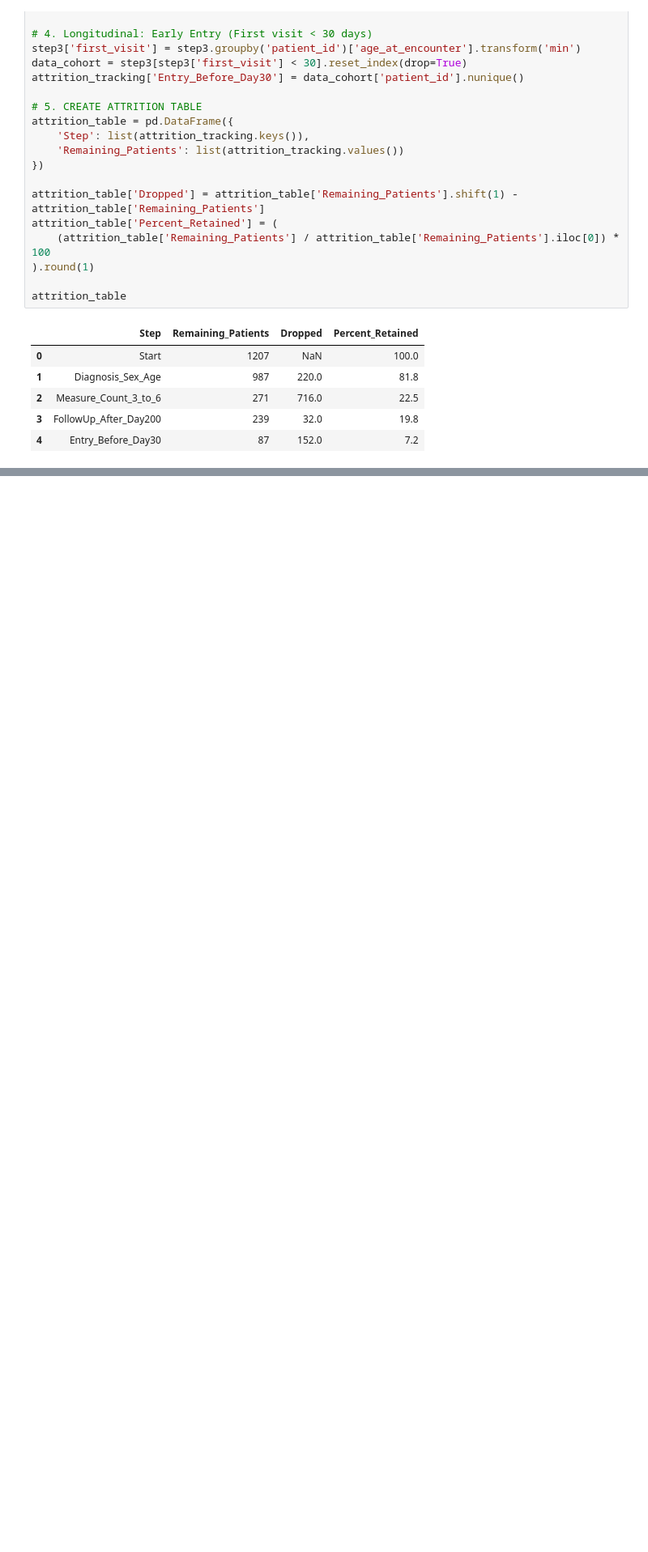
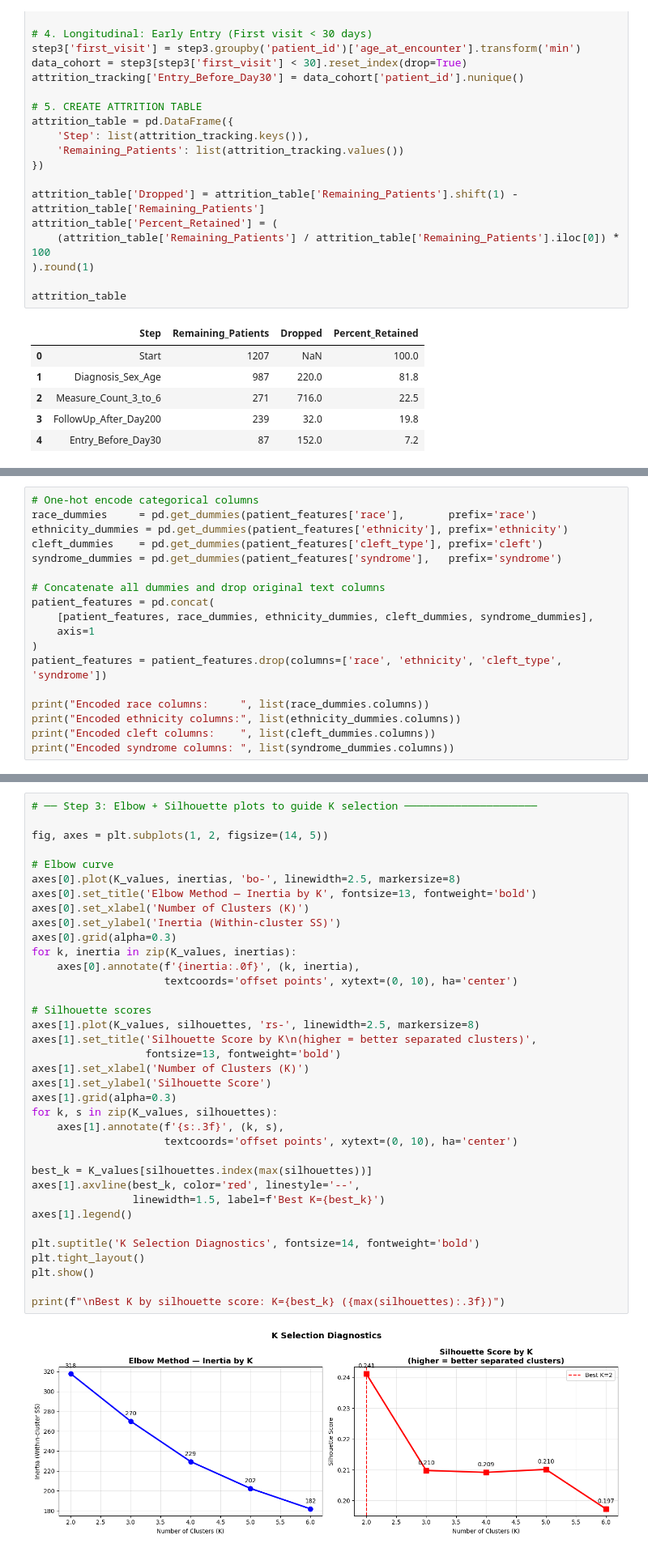
Before and after one commit to sardioberilo/SCRI, a Jupyter notebook: GROWTH_VELOCITY/Main.ipynb, the cells around one changed output, grey strips where cells are left out. Shown at 81% size. Drawn from its saved outputs; the diff is of its cells as text; blank space fills up the shorter version.

```diff
--- a/GROWTH_VELOCITY/Main.ipynb
+++ b/GROWTH_VELOCITY/Main.ipynb
@@ -207,0 +395,18 @@ attrition_table
+# %%
+# One-hot encode categorical columns
+race_dummies     = pd.get_dummies(patient_features['race'],       prefix='race')
+ethnicity_dummies = pd.get_dummies(patient_features['ethnicity'], prefix='ethnicity')
+cleft_dummies    = pd.get_dummies(patient_features['cleft_type'], prefix='cleft')
+syndrome_dummies = pd.get_dummies(patient_features['syndrome'],   prefix='syndrome')
+
+# Concatenate all dummies and drop original text columns
+patient_features = pd.concat(
+    [patient_features, race_dummies, ethnicity_dummies, cleft_dummies, syndrome_dummies],
+    axis=1
+)
+patient_features = patient_features.drop(columns=['race', 'ethnicity', 'cleft_type', 'syndrome'])
+
+print("Encoded race columns:     ", list(race_dummies.columns))
+print("Encoded ethnicity columns:", list(ethnicity_dummies.columns))
+print("Encoded cleft columns:    ", list(cleft_dummies.columns))
+print("Encoded syndrome columns: ", list(syndrome_dummies.columns))
@@ -207,0 +498,38 @@ attrition_table
+# %%
+# ── Step 3: Elbow + Silhouette plots to guide K selection ─────────────────────
+
+fig, axes = plt.subplots(1, 2, figsize=(14, 5))
+
+# Elbow curve
+axes[0].plot(K_values, inertias, 'bo-', linewidth=2.5, markersize=8)
+axes[0].set_title('Elbow Method — Inertia by K', fontsize=13, fontweight='bold')
+axes[0].set_xlabel('Number of Clusters (K)')
+axes[0].set_ylabel('Inertia (Within-cluster SS)')
+axes[0].grid(alpha=0.3)
+for k, inertia in zip(K_values, inertias):
+    axes[0].annotate(f'{inertia:.0f}', (k, inertia),
+                     textcoords='offset points', xytext=(0, 10), ha='center')
+
+# Silhouette scores
+axes[1].plot(K_values, silhouettes, 'rs-', linewidth=2.5, markersize=8)
+axes[1].set_title('Silhouette Score by K\n(higher = better separated clusters)',
+                  fontsize=13, fontweight='bold')
+axes[1].set_xlabel('Number of Clusters (K)')
+axes[1].set_ylabel('Silhouette Score')
+axes[1].grid(alpha=0.3)
+for k, s in zip(K_values, silhouettes):
+    axes[1].annotate(f'{s:.3f}', (k, s),
+                     textcoords='offset points', xytext=(0, 10), ha='center')
+
+best_k = K_values[silhouettes.index(max(silhouettes))]
+axes[1].axvline(best_k, color='red', linestyle='--',
+                linewidth=1.5, label=f'Best K={best_k}')
+axes[1].legend()
+
+plt.suptitle('K Selection Diagnostics', fontsize=14, fontweight='bold')
+plt.tight_layout()
+plt.show()
+
+print(f"\nBest K by silhouette score: K={best_k} ({max(silhouettes):.3f})")
+# %% [output]
+[figure, added]
```
Also changed, not shown: parts of 18 cells of this notebook.
